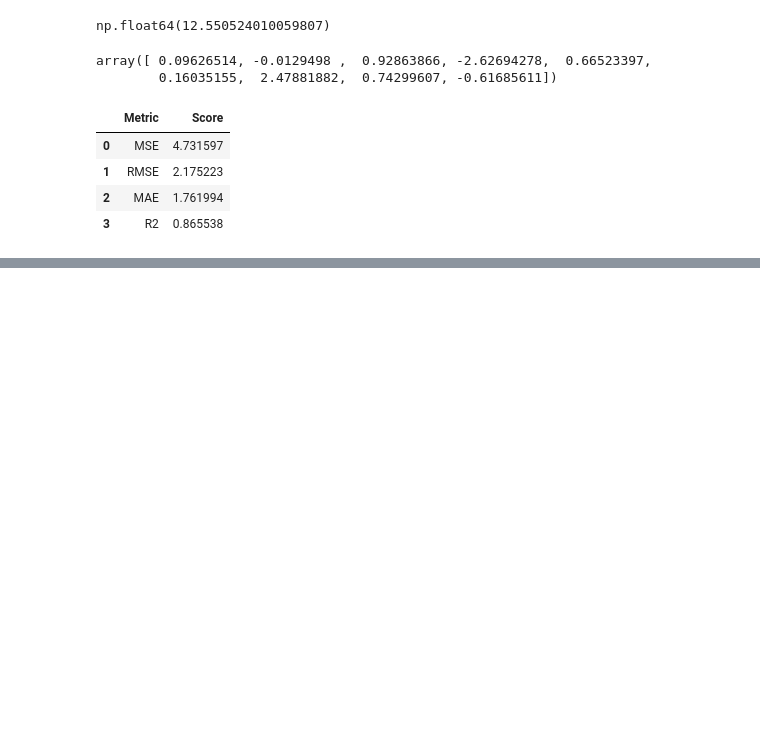
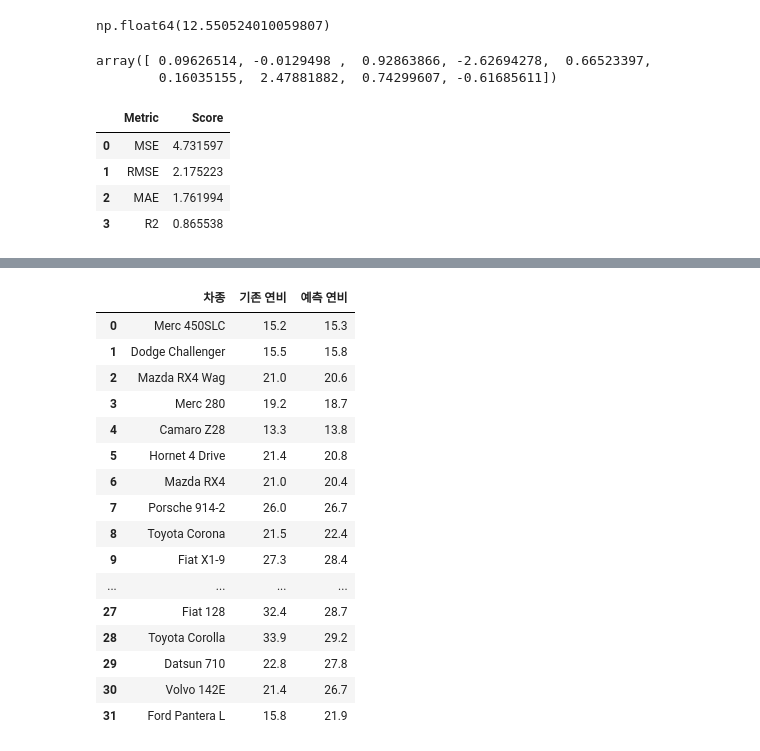
Before and after one commit to badro97/BigData_Predict, a Jupyter notebook: mtcars.ipynb, the cells around one changed output, grey strips where cells are left out. Cells and saved outputs as stored; diff of their text form; code cells hidden in the pictures; blank space fills up the shorter version.

```diff
--- a/mtcars.ipynb
+++ b/mtcars.ipynb
@@ -242,0 +240,44 @@ display(pd.DataFrame([['MSE', mse],['RMSE', rmse],['MAE', mae],['R2', r2]], colu
+# %%
+# 다중공선성 변수 모두 제거
+df_model = df.drop(columns=['disp', 'cyl', 'wt', 'hp', 'Unnamed: 0'])
+
+# 독립변수와 종속변수 설정
+x = df_model.drop(columns=['mpg'])
+y = df_model['mpg']
+
+# 회귀 모델 학습
+model = LinearRegression()
+model.fit(x, y)
+
+# 모든 데이터에 대해 예측
+y_pred = model.predict(x)
+
+
+results = pd.DataFrame({
+    '차종': df['Unnamed: 0'],
+    '기존 연비': y,
+    '예측 연비': y_pred.round(1)
+})
+
+results['diff'] = abs(results['기존 연비'] - results['예측 연비'])
+results = results.sort_values(by='diff', ascending=True).drop('diff', axis=1).reset_index(drop=True)
+
+results
+# %% [output]
+|  | 차종 | 기존 연비 | 예측 연비 |
+| 0 | Merc 450SLC | 15.2 | 15.3 |
+| 1 | Dodge Challenger | 15.5 | 15.8 |
+| 2 | Mazda RX4 Wag | 21.0 | 20.6 |
+| 3 | Merc 280 | 19.2 | 18.7 |
+| 4 | Camaro Z28 | 13.3 | 13.8 |
+| 5 | Hornet 4 Drive | 21.4 | 20.8 |
+| 6 | Mazda RX4 | 21.0 | 20.4 |
+| 7 | Porsche 914-2 | 26.0 | 26.7 |
+| 8 | Toyota Corona | 21.5 | 22.4 |
+| 9 | Fiat X1-9 | 27.3 | 28.4 |
+| ... | ... | ... | ... |
+| 27 | Fiat 128 | 32.4 | 28.7 |
+| 28 | Toyota Corolla | 33.9 | 29.2 |
+| 29 | Datsun 710 | 22.8 | 27.8 |
+| 30 | Volvo 142E | 21.4 | 26.7 |
+| 31 | Ford Pantera L | 15.8 | 21.9 |
```
Also changed, not shown: parts of 5 cells of this notebook.
